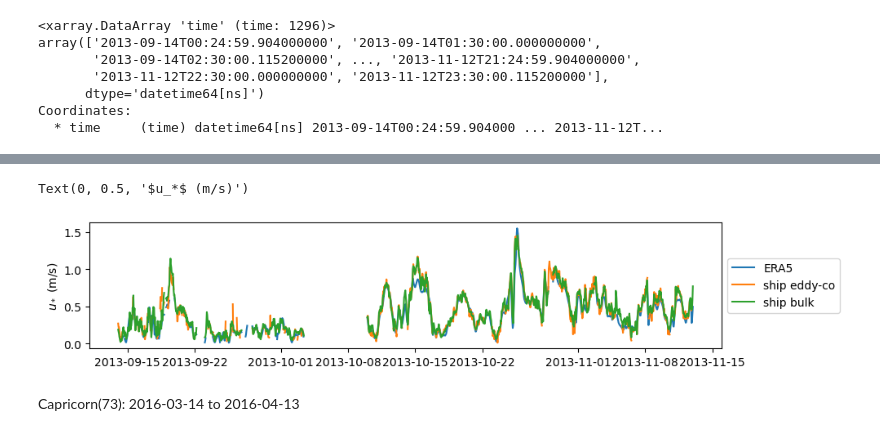
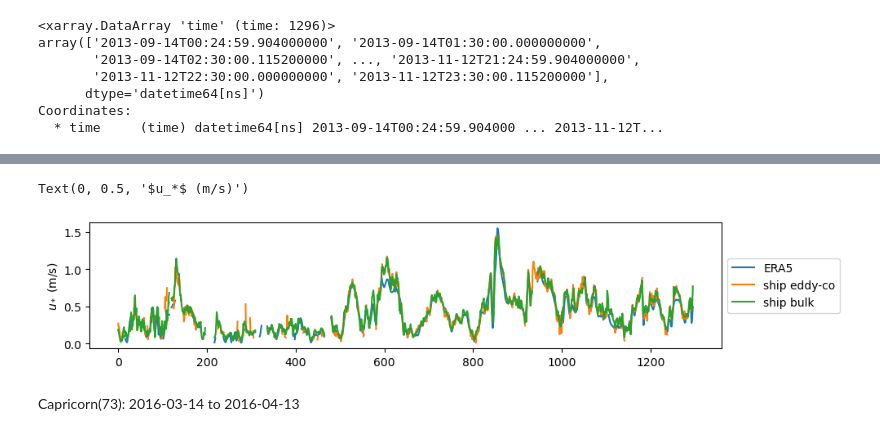
Before and after one commit to jiarong-wu/mlflux, a Jupyter notebook: notebooks/processing/subERA.ipynb, the cells around one changed output, grey strips where cells are left out. Saved outputs shown, nothing was run; the diff lists cells and outputs as text; code cells hidden in the pictures.

```diff
--- a/notebooks/processing/subERA.ipynb
+++ b/notebooks/processing/subERA.ipynb
@@ -8,6 +8,5 @@ import h5netcdf
 # from matplotlib import cm
 # import matplotlib.dates as mdates
 # import cartopy.crs as ccrs
-ds = xr.load_dataset('../../data/fluxes_all_cruises_compilation.nc')
 # %% [markdown]
 All the cruises:
@@ -62,6 +123,7 @@ ds_ERA5_short.to_netcdf('../../data/ERA5/2015_Calwater.nc',engine='h5netcdf')
 # %% [markdown]
 HiWInGS(72): 2013-09-14 to 2013-11-12
 # %%
+ds = xr.load_dataset('../../data/PSD/fluxes_all_cruises_compilation.nc')
 ds_hw = ds.where(ds.pcode==72, drop=True)
 time_masked = ds_hw.time
 print(time_masked)
@@ -125,28 +178,20 @@ plt.legend()
 # %%
-# Interpolation
+# Interpolation for wind stress
 plt.figure(figsize=[10,2])
-ustar_ERA5_t = []; vstar_ERA5_t = []
 
-for i in range(0,len(time_masked)):
-    t = time_masked.values[i] # Can I get a unique index here?
-    U = ds.U.sel(time=t)
-    ti = ds.time.sel(time=t).values;
-    loni = ds.lon.sel(time=t).values;
-    lati = ds.lat.sel(time=t).values;
-    ustar_ERA5 = ds_ERA5.uust.interp(time=ti,longitude=loni,latitude=lati)
-    vstar_ERA5 = ds_ERA5.vust.interp(time=ti,longitude=loni,latitude=lati)
-    ustar_ERA5_t.append(ustar_ERA5); vstar_ERA5_t.append(vstar_ERA5)
+ustar_ERA5 = ds_ERA5_short.uust.interp(time=ds_hw.time,longitude=ds_hw.lon,latitude=ds_hw.lat)
+vstar_ERA5 = ds_ERA5_short.vust.interp(time=ds_hw.time,longitude=ds_hw.lon,latitude=ds_hw.lat)
 
-Ustar_ERA5_t = (np.array(ustar_ERA5_t)**2 + np.array(vstar_ERA5_t)**2)**0.5
-plt.plot(time_masked, Ustar_ERA5_t, label='ERA5')
-plt.plot(time_masked, ds_hw.taucx[:]**0.5, label='ship eddy-co')
-plt.plot(time_masked, ds_hw.taub[:]**0.5, label='ship bulk')
+Ustar_ERA5 = (np.array(ustar_ERA5)**2 + np.array(vstar_ERA5)**2)**0.5
+plt.plot(Ustar_ERA5, label='ERA5')
+plt.plot(ds_hw.taucx[:]**0.5, label='ship eddy-co')
+plt.plot(ds_hw.taub[:]**0.5, label='ship bulk')
 
 plt.legend(loc='center left', bbox_to_anchor=(1, 0.5))
 plt.ylabel('$u_*$ (m/s)')
 # %% [output]
 Text(0, 0.5, '$u_*$ (m/s)')
-[figure, old version]
+[figure, new version]
 # %% [markdown]
 Capricorn(73): 2016-03-14 to 2016-04-13
 # %%
```
Also changed, not shown: parts of 20 cells of this notebook, 7 other files.
